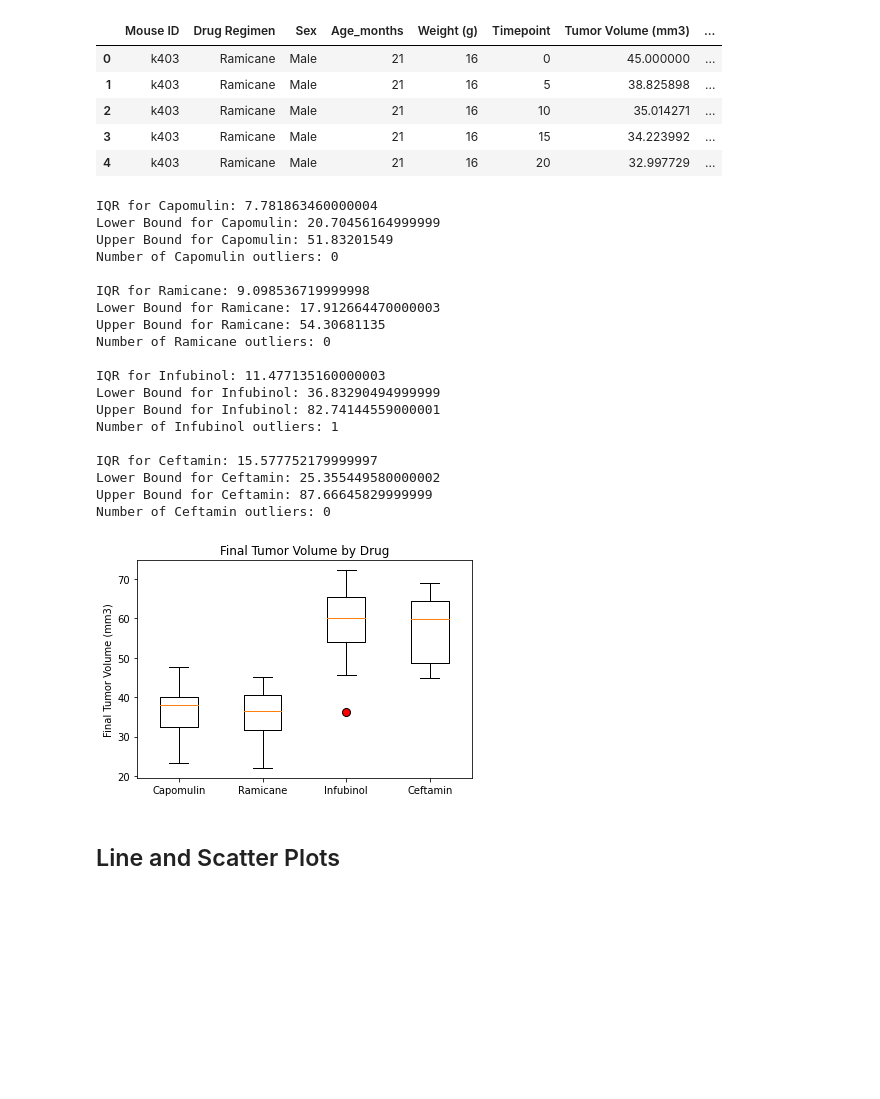
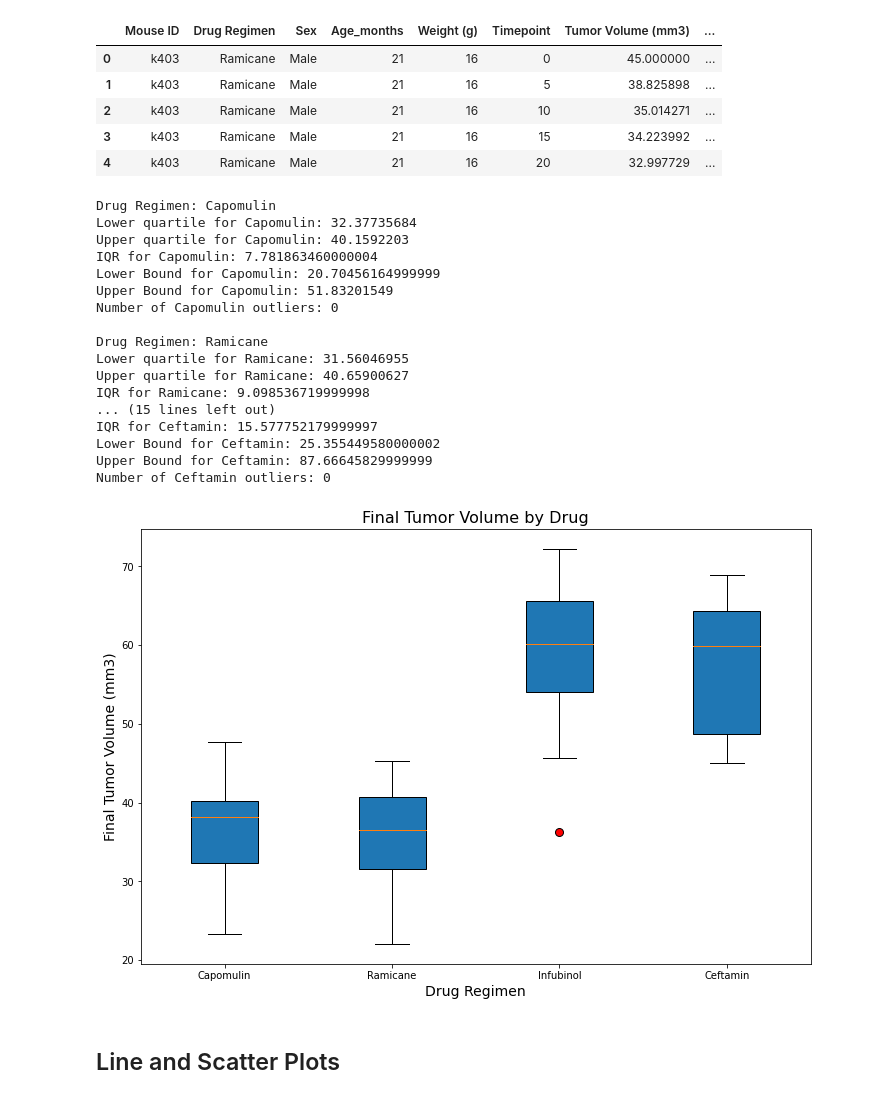
Before and after one commit to itsnameeta/Pymaceuticals, a Jupyter notebook: pymaceuticals_final.ipynb, the cells around one changed output. Saved outputs shown, nothing was run; the diff lists cells and outputs as text; code cells hidden in the pictures; blank space fills up the shorter version.

```diff
--- a/pymaceuticals_final.ipynb
+++ b/pymaceuticals_final.ipynb
@@ -79,3 +81,4 @@ dtype: int64
 # %%
 # Create a clean DataFrame by dropping the duplicate mouse by its ID.
-data_df.drop_duplicates(inplace = True)
+clean_df = data_df[data_df['Mouse ID'].isin(duplicate_mice)==False]
+clean_df.head()
@@ -242,6 +304,9 @@ for drug in drugs:
     lowerq = quartiles[0.25]
     upperq = quartiles[0.75]
     iqr = upperq-lowerq
+    print(f"Drug Regimen: {drug}")
+    print(f"Lower quartile for {drug}: {lowerq}")
+    print(f"Upper quartile for {drug}: {upperq}")
     print(f'IQR for {drug}: {iqr}')
 
     # Find upper and lower bounds to help identify outliers for each regimen
@@ -255,21 +320,19 @@ for drug in drugs:
     print(f'Number of {drug} outliers: {outliers_count}')
     print ('')
 # %% [output]
+Drug Regimen: Capomulin
+Lower quartile for Capomulin: 32.37735684
+Upper quartile for Capomulin: 40.1592203
 IQR for Capomulin: 7.781863460000004
 Lower Bound for Capomulin: 20.70456164999999
 Upper Bound for Capomulin: 51.83201549
 Number of Capomulin outliers: 0
 
+Drug Regimen: Ramicane
+Lower quartile for Ramicane: 31.56046955
+Upper quartile for Ramicane: 40.65900627
 IQR for Ramicane: 9.098536719999998
-Lower Bound for Ramicane: 17.912664470000003
-Upper Bound for Ramicane: 54.30681135
-Number of Ramicane outliers: 0
-
-IQR for Infubinol: 11.477135160000003
-Lower Bound for Infubinol: 36.83290494999999
-Upper Bound for Infubinol: 82.74144559000001
-Number of Infubinol outliers: 1
-
+... (15 lines left out)
 IQR for Ceftamin: 15.577752179999997
 Lower Bound for Ceftamin: 25.355449580000002
 Upper Bound for Ceftamin: 87.66645829999999
@@ -277,22 +340,25 @@ Number of Ceftamin outliers: 0
 # %%
 #6. Using Matplotlib, generate a box and whisker plot of the final tumour volume for all four treatment regimens
 # and highlight any potential outliers in the plot by changing their colour and style.
 # Hint: All four box plots should be within the same figure.
 
 # Generate a box plot of the final tumor volume of each mouse across four regimens of interest
 
-# Edit outliers on boxplot for visibility
+fig1, ax1 = plt.subplots(figsize=(12,8))
+
 flierprops = dict(marker='o', markerfacecolor='r', markersize=8, markeredgecolor='black')
+plt.boxplot(drug_values, flierprops=flierprops, labels=drugs, widths = 0.4, patch_artist=True,vert=True)
+plt.title('Final Tumor Volume by Drug', fontsize = 16)
+plt.ylabel('Final Tumor Volume (mm3)',fontsize = 14)
+plt.xlabel('Drug Regimen', fontsize = 14)
+#plt.xticks([1, 2, 3, 4], ['Capomulin', 'Ramicane', 'Infubinol', 'Ceftamin'])
+plt.savefig('Final Tumor Volume by Drug.png', bbox_inches = "tight")
+plt.show()
+
 
 # Plot boxplot and Add title and labels to boxplot
-plt.boxplot(drug_values, flierprops=flierprops)
-plt.title('Final Tumor Volume by Drug')
-plt.ylabel('Final Tumor Volume (mm3)')
-plt.xticks([1, 2, 3, 4], ['Capomulin', 'Ramicane', 'Infubinol', 'Ceftamin'])
-
-plt.show()
 # %% [output]
-[figure, old version]
+[figure, new version]
 # %% [markdown]
 ## Line and Scatter Plots
 # %%
```
Also changed, not shown: parts of 18 cells of this notebook.
